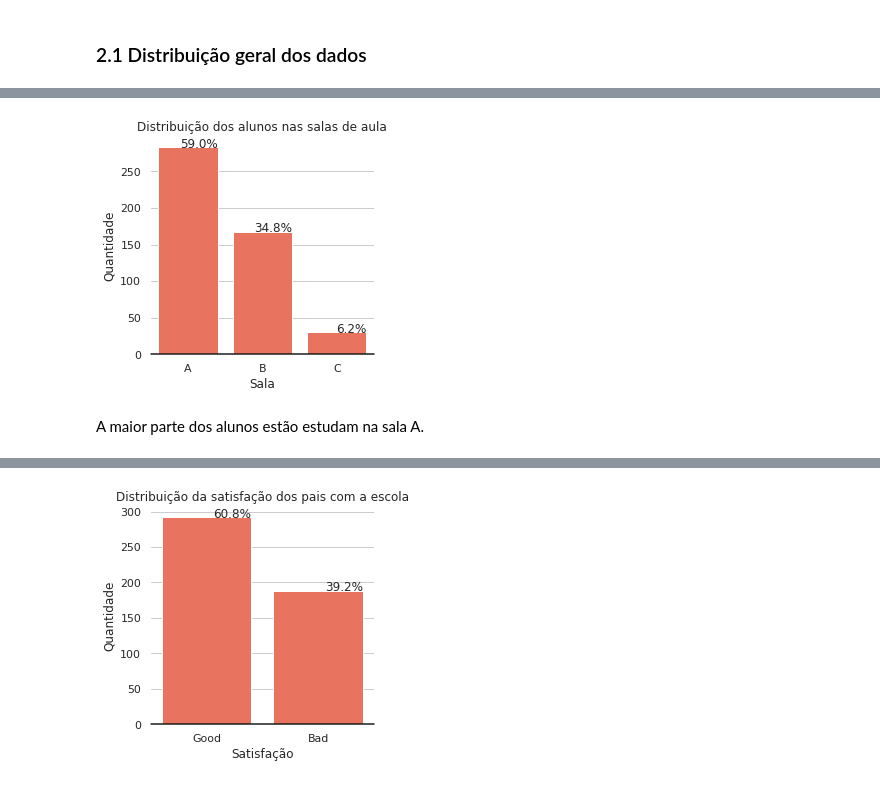
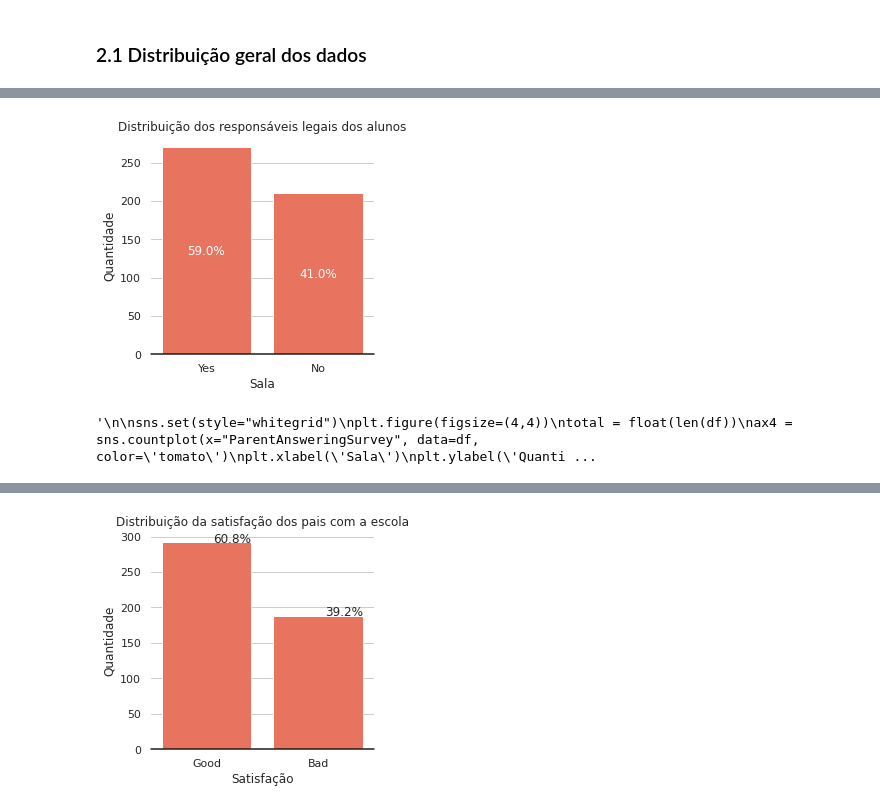
Before and after one commit to atlantico-academy/student-academic-performance, a Jupyter notebook: notebooks/01-exploratory_data_analysis.ipynb, the cells around one changed output, grey strips where cells are left out. Saved outputs shown, nothing was run; the diff lists cells and outputs as text; code cells hidden in the pictures.

```diff
--- a/notebooks/01-exploratory_data_analysis.ipynb
+++ b/notebooks/01-exploratory_data_analysis.ipynb
@@ -78,6 +81,8 @@ Não há dados faltantes no dataset
 # Faltas x desempenho
 # VisITedResources x desempenho
 # raisedhands x desempenho
+# %%
+df.NationalITy = df.NationalITy.replace(['KW'],'Kuwait')
 # %%
 sns.set(style="whitegrid")
 plt.figure(figsize=(4,4))
@@ -196,10 +202,13 @@ plt.ylabel('Quantidade')
 plt.title('Distribuição dos dados por nível de escolaridade', fontsize=12)
 ax2.set(frame_on=False)
 ax2.axhline(0, color="k", clip_on=False)
-for p in ax2.patches:
-    percentage = '{:.1f}%'.format(100 * p.get_height()/total)
-    x = p.get_x() + p.get_width()
-    y = p.get_height()
-    ax2.annotate(percentage, (x, y),ha='right')
+ax2.bar_label(
+    ax2.containers[0],
+    labels=[f"{value:.2f}%" for value in df.StageID.value_counts().to_numpy()/total*100],
+    label_type="center",
+    color="white"
+)
+
 plt.show()
+display(Markdown(f"De acordo com o nível de escolaridade os estudantes estão distribuidos em 51,7% como Middle School, 41,5% como Lower Level e 6,9% como High School."))
 # %% [output]
@@ -235,20 +364,39 @@ As turmas com a maior quantidade de alunos são a G-02 com 147 alunos, a G-08 co
 # %%
 sns.set(style="whitegrid")
 plt.figure(figsize=(4,4))
 total = float(len(df))
-ax4 = sns.countplot(x="SectionID", data=df, color='tomato')
+
+ax = sns.countplot(x="ParentAnsweringSurvey", data=df, color='tomato')
+plt.xlabel('Sala')
+plt.ylabel('Quantidade')
+plt.title('Distribuição dos responsáveis legais dos alunos', fontsize=12)
+ax.set(frame_on=False)
+ax.axhline(0, color="k", clip_on=False)
+ax.bar_label(
+    ax.containers[0],
+    labels=[f"{value:.1f}%" for value in df.Relation.value_counts().to_numpy()/total*100],
+    label_type="center",
+    color="white"
+)
+plt.show()
+"""
+
+sns.set(style="whitegrid")
+plt.figure(figsize=(4,4))
+total = float(len(df))
+ax4 = sns.countplot(x="ParentAnsweringSurvey", data=df, color='tomato')
 plt.xlabel('Sala')
 plt.ylabel('Quantidade')
 plt.title('Distribuição dos alunos nas salas de aula', fontsize=12)
 ax4.set(frame_on=False)
 ax4.axhline(0, color="k", clip_on=False)
 for p in ax4.patches:
     percentage = '{:.1f}%'.format(100 * p.get_height()/total)
     x = p.get_x() + p.get_width()
     y = p.get_height()
     ax4.annotate(percentage, (x, y),ha='right')
 plt.show()
+"""
 # %% [output]
-[figure, old version]
+[figure, new version]
+'\n\nsns.set(style="whitegrid")\nplt.figure(figsize=(4,4))\ntotal = float(len(df))\nax4 = sns.countplot(x="ParentAnsweringSurvey", data=df, color=\'tomato\')\nplt.xlabel(\'Sala\')\nplt.ylabel(\'Quanti ...
-# %% [markdown]
-A maior parte dos alunos estão estudam na sala A.
```
Also changed, not shown: parts of 27 cells of this notebook.
